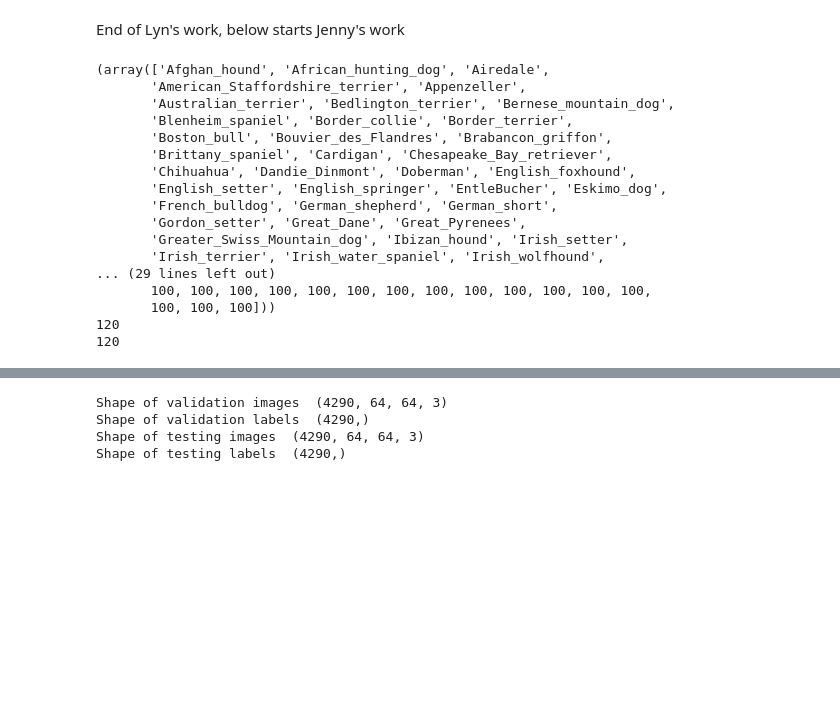
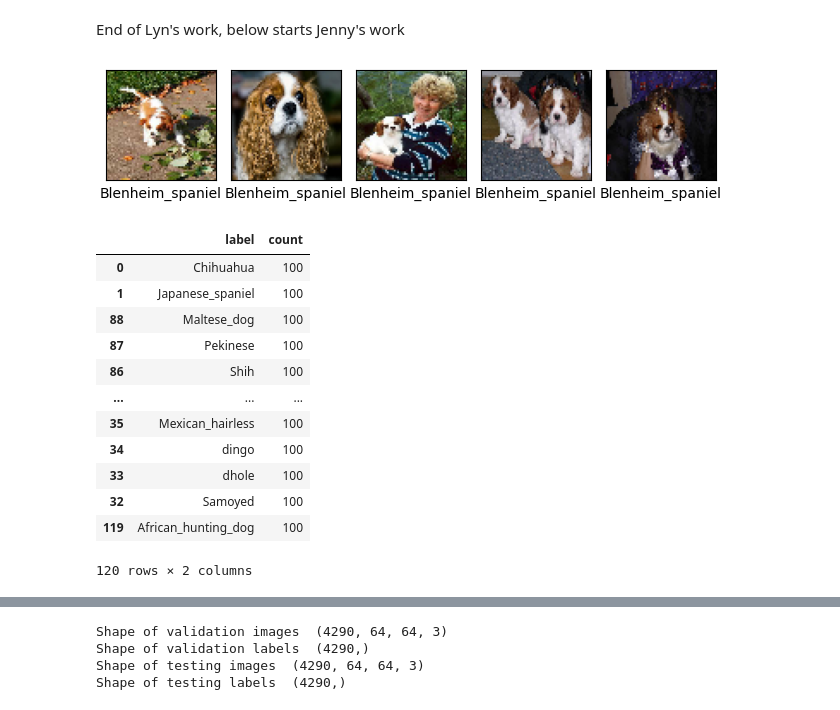
Before and after one commit to jennycpark-ucb/mids-w207-foursigma, a Jupyter notebook: data/data_processing_dog_noAugmentation.ipynb, the cells around one changed output, grey strips where cells are left out. Drawn from its saved outputs; the diff is of its cells as text; code cells hidden in the pictures; blank space fills up the shorter version.

```diff
--- a/data/data_processing_dog_noAugmentation.ipynb
+++ b/data/data_processing_dog_noAugmentation.ipynb
@@ -98,33 +98,49 @@ plt.show();
 [figure]
 # %% [markdown]
 End of Lyn's work, below starts Jenny's work
+# %%
+# Plot 5 blenheim spaniel classes
+breeds = list(y_train[500:505])
+images = X_train[500:505]
+cols = len(breeds)
+for i in range(len(breeds)):
+    plt.subplot(2, cols, i + 1)
+    plt.xticks([])
+    plt.yticks([])
+    plt.grid(False)
+    img = array_to_img(images[i])
+    plt.imshow(img)
+    plt.xlabel(breeds[i])
+
+plt.tight_layout()
+plt.show()
+# %% [output]
+[figure, added]
 # %%
 # checking that data is as described from data source
 # we should have 120 classes in both train and test dataset
-unique_labels_train = np.unique(y_train, return_counts=True)
-unique_labels_test = np.unique(y_test)
 
-print(unique_labels_train)              # checking label format and # of examples per class
-print(len(unique_labels_train[0]))      # checking we have 120 classes in train
-print(len(unique_labels_test))          # checking we have 120 classes in test
+label_counts = pd.Series(y_train).value_counts()
+df_train_breed_counts = label_counts.reset_index()
+df_train_breed_counts.columns = ['label', 'count']
+
+df_train_breed_counts = df_train_breed_counts.sort_values(by='count', ascending=False)
+
+df_train_breed_counts
 # %% [output]
+|  | label | count |
+| 0 | Chihuahua | 100 |
+| 1 | Japanese_spaniel | 100 |
+| 88 | Maltese_dog | 100 |
+| 87 | Pekinese | 100 |
+| 86 | Shih | 100 |
+| ... | ... | ... |
+| 35 | Mexican_hairless | 100 |
+| 34 | dingo | 100 |
+| 33 | dhole | 100 |
+| 32 | Samoyed | 100 |
+| 119 | African_hunting_dog | 100 |
-(array(['Afghan_hound', 'African_hunting_dog', 'Airedale',
-       'American_Staffordshire_terrier', 'Appenzeller',
-       'Australian_terrier', 'Bedlington_terrier', 'Bernese_mountain_dog',
-       'Blenheim_spaniel', 'Border_collie', 'Border_terrier',
-       'Boston_bull', 'Bouvier_des_Flandres', 'Brabancon_griffon',
-       'Brittany_spaniel', 'Cardigan', 'Chesapeake_Bay_retriever',
-       'Chihuahua', 'Dandie_Dinmont', 'Doberman', 'English_foxhound',
-       'English_setter', 'English_springer', 'EntleBucher', 'Eskimo_dog',
-       'French_bulldog', 'German_shepherd', 'German_short',
-       'Gordon_setter', 'Great_Dane', 'Great_Pyrenees',
-       'Greater_Swiss_Mountain_dog', 'Ibizan_hound', 'Irish_setter',
-       'Irish_terrier', 'Irish_water_spaniel', 'Irish_wolfhound',
-... (29 lines left out)
-       100, 100, 100, 100, 100, 100, 100, 100, 100, 100, 100, 100, 100,
-       100, 100, 100]))
-120
-120
+120 rows × 2 columns
 # %%
 # check distribution of classes in test dataset
 
```
Also changed, not shown: parts of 3 cells of this notebook, 2 other files.
